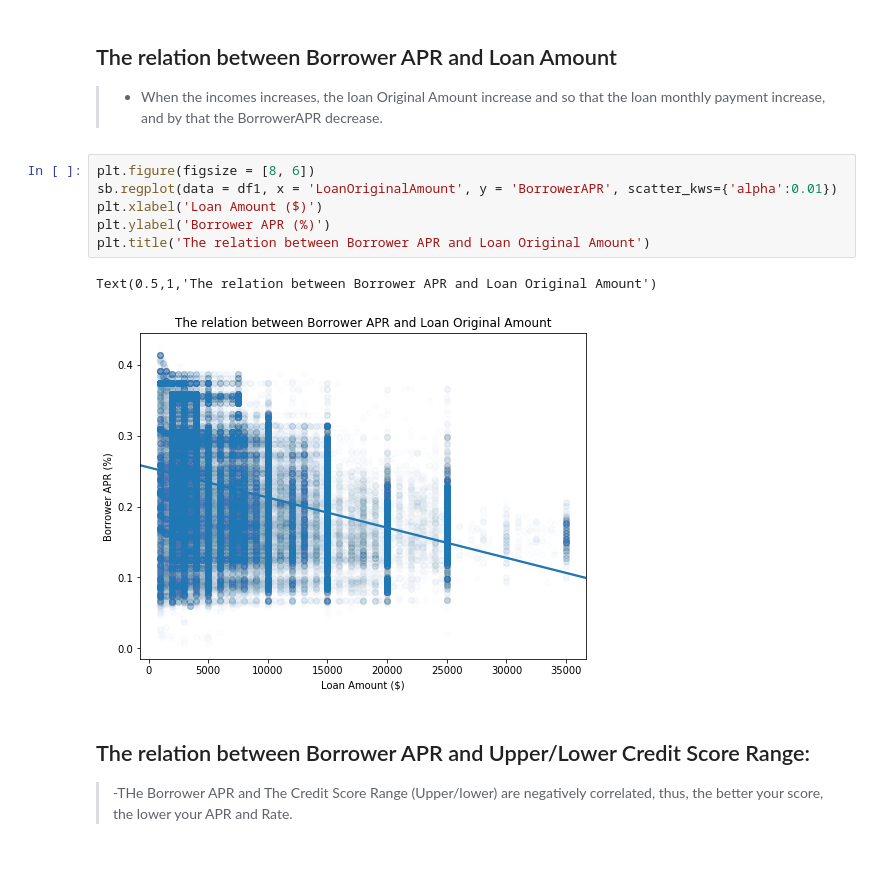
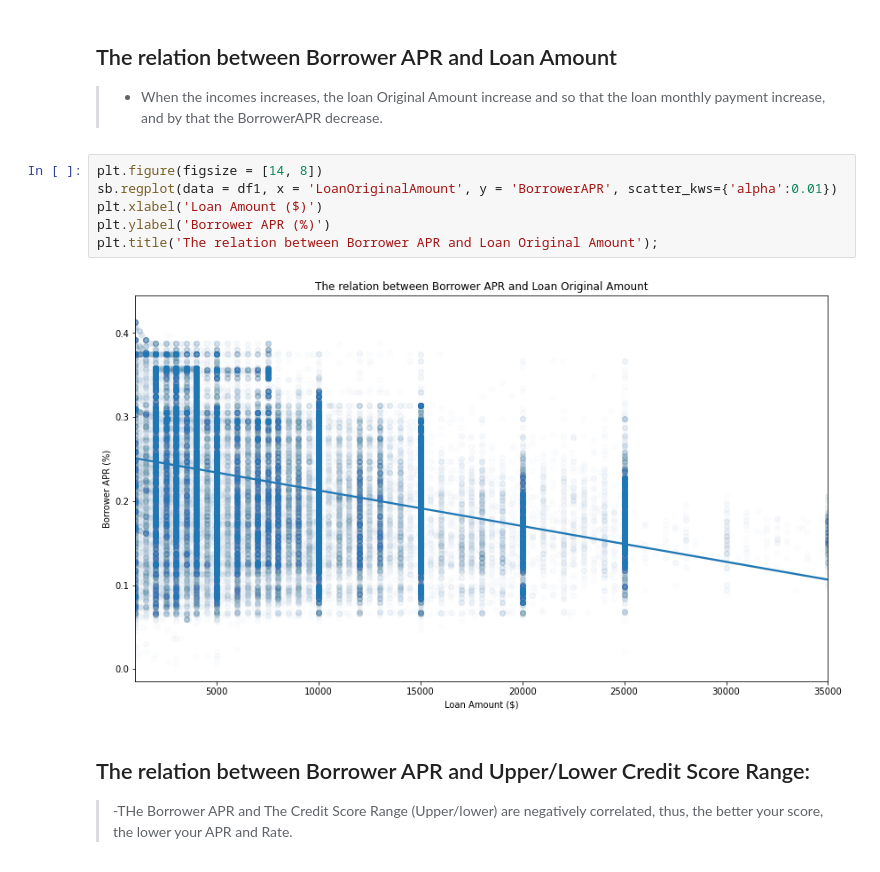
Before and after one commit to Rania19999/Loan-Data-from-Prosper-Exploration, a Jupyter notebook: Part_II_slide_deck_template.ipynb, the cells around one changed output. Saved outputs shown, nothing was run; the diff lists cells and outputs as text.

```diff
--- a/Part_II_slide_deck_template.ipynb
+++ b/Part_II_slide_deck_template.ipynb
@@ -87,14 +97,13 @@ plt.show()
 ## The relation between Borrower APR and Loan Amount
 >- When the incomes increases, the loan Original Amount increase and so that the loan monthly payment increase, and by that the BorrowerAPR decrease.
 # %%
-plt.figure(figsize = [8, 6])
+plt.figure(figsize = [14, 8])
 sb.regplot(data = df1, x = 'LoanOriginalAmount', y = 'BorrowerAPR', scatter_kws={'alpha':0.01})
 plt.xlabel('Loan Amount ($)')
 plt.ylabel('Borrower APR (%)')
-plt.title('The relation between Borrower APR and Loan Original Amount')
+plt.title('The relation between Borrower APR and Loan Original Amount');
 # %% [output]
-Text(0.5,1,'The relation between Borrower APR and Loan Original Amount')
-[figure, old version]
+[figure, new version]
 # %% [markdown]
 ## The relation between Borrower APR and Upper/Lower Credit Score Range:
 >-THe Borrower APR and The Credit Score Range (Upper/lower) are negatively correlated, thus, the better your score, the lower your APR and Rate.
```
Also changed, not shown: parts of 13 cells of this notebook, 1 other file.
